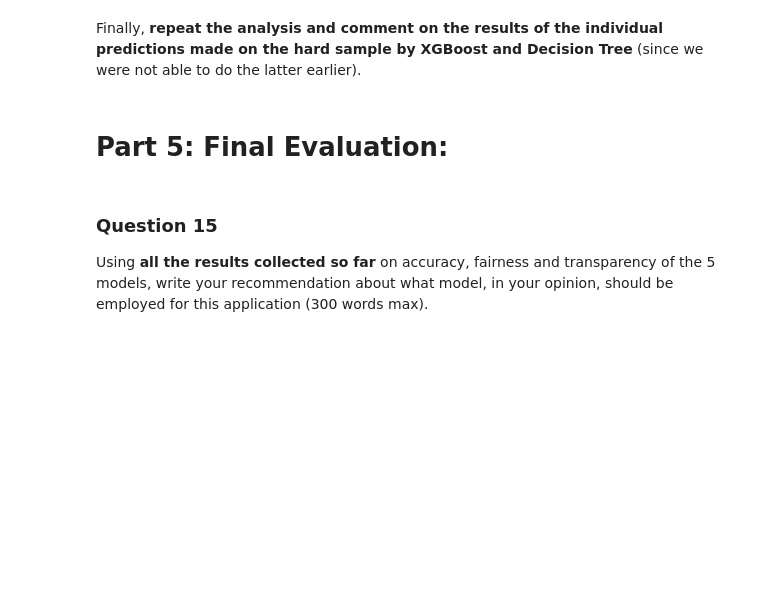
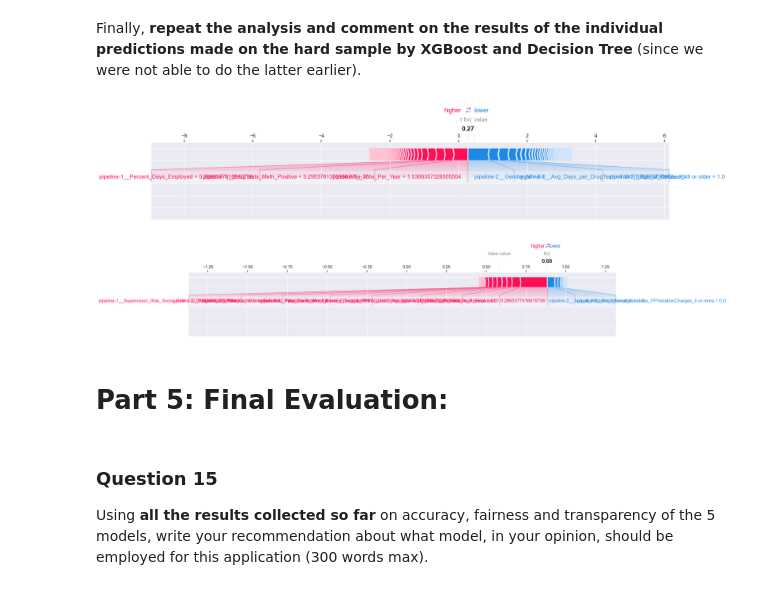
Before and after one commit to wsl0917/DSCI430_module2_assignment, a Jupyter notebook: Module 3 assignment-1.ipynb, the cells around one changed output. Drawn from its saved outputs; the diff is of its cells as text; code cells hidden in the pictures; blank space fills up the shorter version.

```diff
--- a/Module 3 assignment-1.ipynb
+++ b/Module 3 assignment-1.ipynb
@@ -761,3 +821,12 @@ shap.force_plot(
 Finally, **repeat the analysis and comment on the results of the individual predictions made on the hard sample by XGBoost and Decision Tree** (since we were not able to do the latter earlier).
 # %%
 # Your answer here
+
+shap.force_plot(
+    xgboost_explainer.expected_value,
+    xgboost_shap_values[-1],
+    X_test_enc.iloc[ind[-1]],
+    matplotlib=True,
+)
+# %% [output]
+[figure, added]
@@ -764,3 +838,13 @@ Finally, **repeat the analysis and comment on the results of the individual pred
+# %%
+
+shap.force_plot(
+    tree_explainer.expected_value[1],
+    tree_shap_values[-1,:,1],
+    X_test_enc.iloc[ind[-1]],
+    matplotlib=True,
+)
+# %% [output]
+[figure, added]
 # %% [markdown]
 # Part 5: Final Evaluation:
 # %% [markdown]
```
Also changed, not shown: parts of 8 cells of this notebook.
